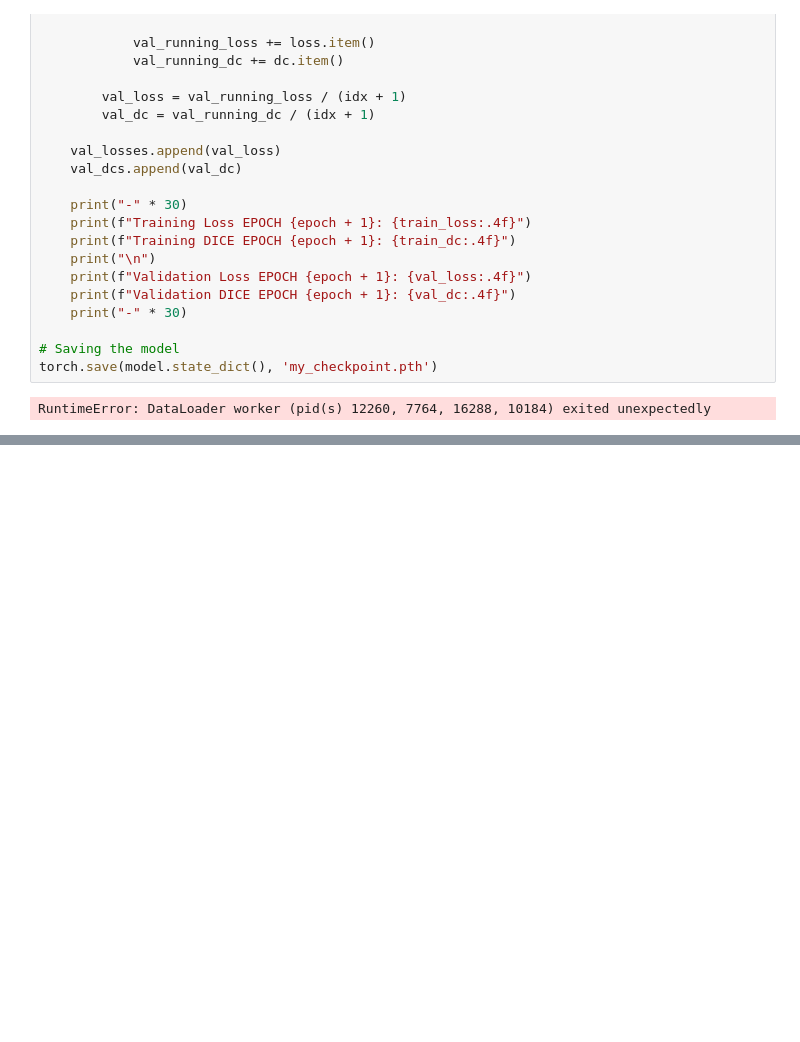
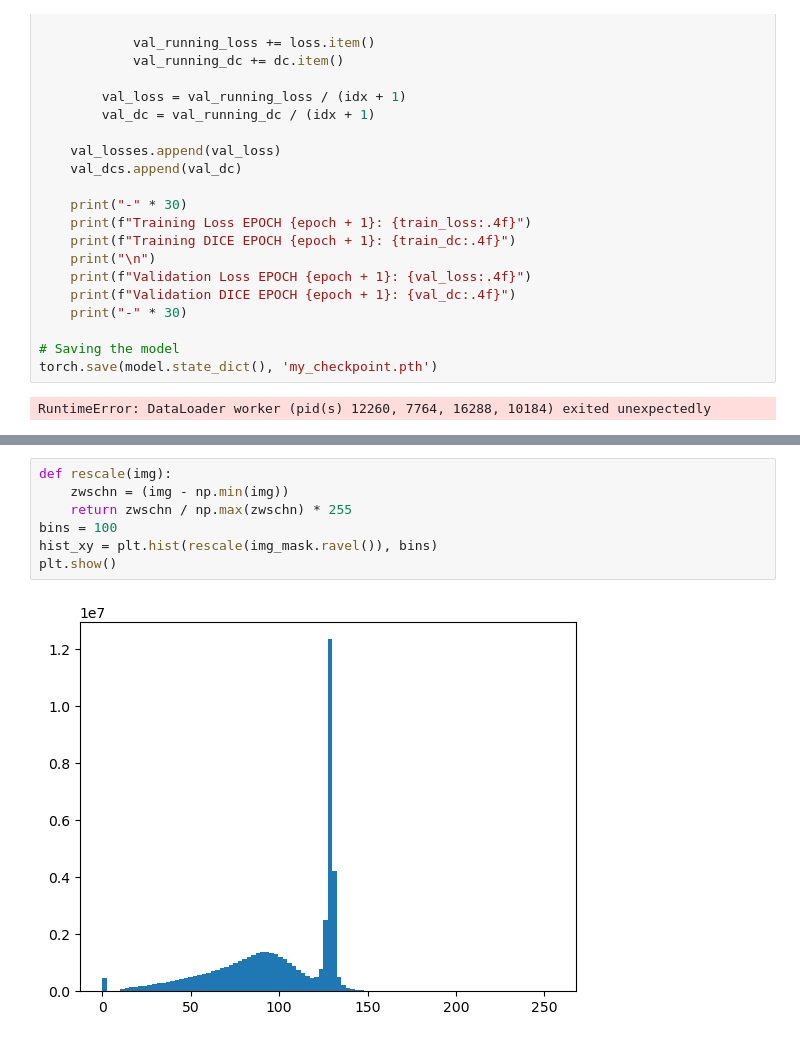
Before and after one commit to Friedrich-Jahns/Projektpraktikum_Master, a Jupyter notebook: code/PP_V1.ipynb, the cells around one changed output, grey strips where cells are left out. Drawn from its saved outputs; the diff is of its cells as text; blank space fills up the shorter version.

```diff
--- a/code/PP_V1.ipynb
+++ b/code/PP_V1.ipynb
@@ -720,0 +750,9 @@ RuntimeError: DataLoader worker (pid(s) 12260, 7764, 16288, 10184) exited unexpe
+# %%
+def rescale(img):
+	zwschn = (img - np.min(img))
+	return zwschn / np.max(zwschn) * 255
+bins = 100
+hist_xy = plt.hist(rescale(img_mask.ravel()), bins)
+plt.show()
+# %% [output]
+[figure, added]
```
Also changed, not shown: parts of 11 cells of this notebook.
